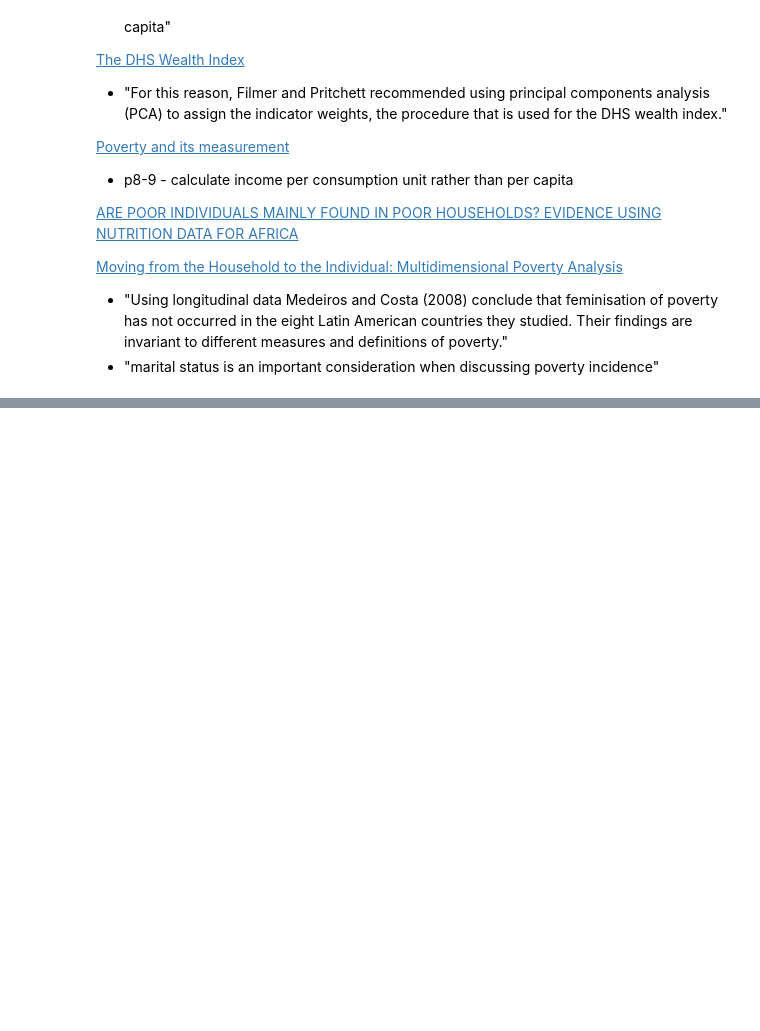
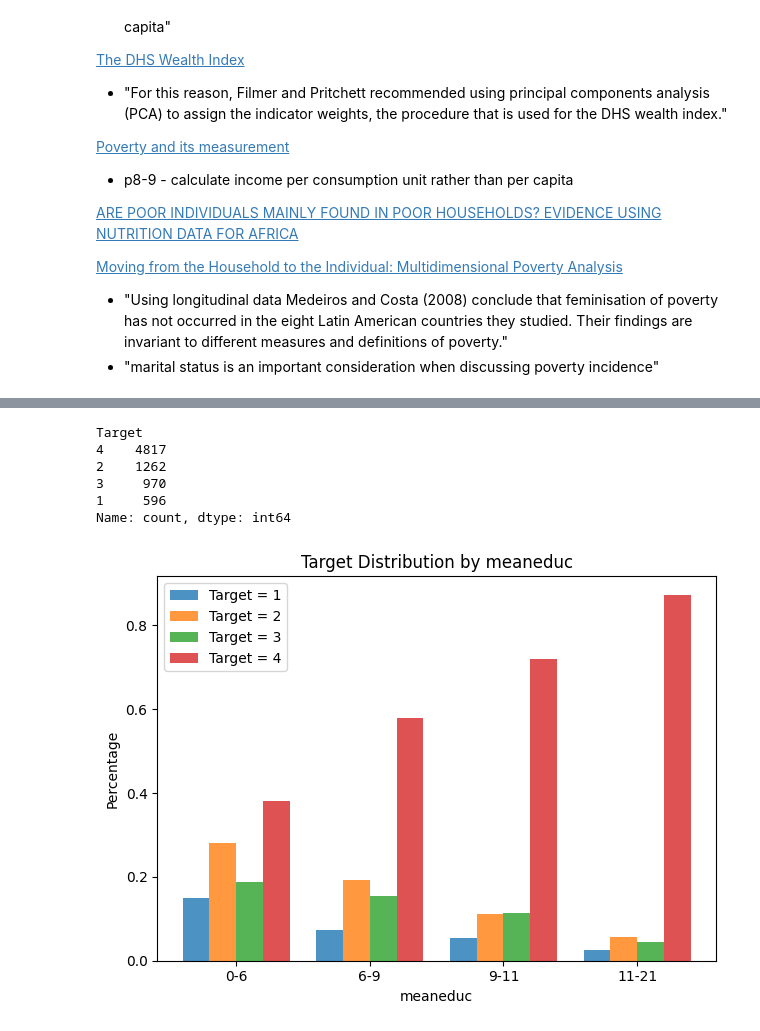
Before and after one commit to andrewjtdunn/Costa-Rican-Household-Poverty-Level-Prediction, a Jupyter notebook: exploratory_analysis.ipynb, the cells around one changed output, grey strips where cells are left out. Saved outputs shown, nothing was run; the diff lists cells and outputs as text; code cells hidden in the pictures; blank space fills up the shorter version.

```diff
--- a/exploratory_analysis.ipynb
+++ b/exploratory_analysis.ipynb
@@ -12,6 +16,11 @@ X_train, X_valid, y_train, y_valid = load_train_data()
 
 # combine the training datasets into one
 df = X_train.merge(y_train, left_index = True, right_index = True)
+
+# Load variable descriptions
+with open('var_descriptions.json', 'r') as f:
+    # Load JSON data as a dictionary
+    var_desc = json.load(f)
 # %% [markdown]
 ### Data Cleaning
 - There are a few features which are coded as strings but mix strings and integers/floats (see example below):
@@ -304,0 +325,7 @@ results_df.to_csv('regression_results.csv', index=False)
+# %%
+# Correlation of variables with Target
+no_target_df, _, target, _ = load_train_data()
+df = no_target_df.copy()
+df['Target'] = target
+corrs = abs(no_target_df.corrwith(df.loc[:,'Target'], method='spearman')).sort_values(ascending=False)
+corrs.head(10)
@@ -304,0 +344,13 @@ results_df.to_csv('regression_results.csv', index=False)
+# %%
+df['Target'].value_counts()
+# %% [output]
+Target
+4    4817
+2    1262
+3     970
+1     596
+Name: count, dtype: int64
+# %%
+# define logged value of the var
+# should be moved to load_data file eventually
+df['v2a1_log'] = np.log1p(df['v2a1'].fillna(np.mean(df['v2a1'])))
@@ -304,0 +470,4 @@ results_df.to_csv('regression_results.csv', index=False)
+# %%
+plot_continuous(df, 'meaneduc', 'Target', cutoff=21)
+# %% [output]
+[figure, added]
```
Also changed, not shown: parts of 26 cells of this notebook.
